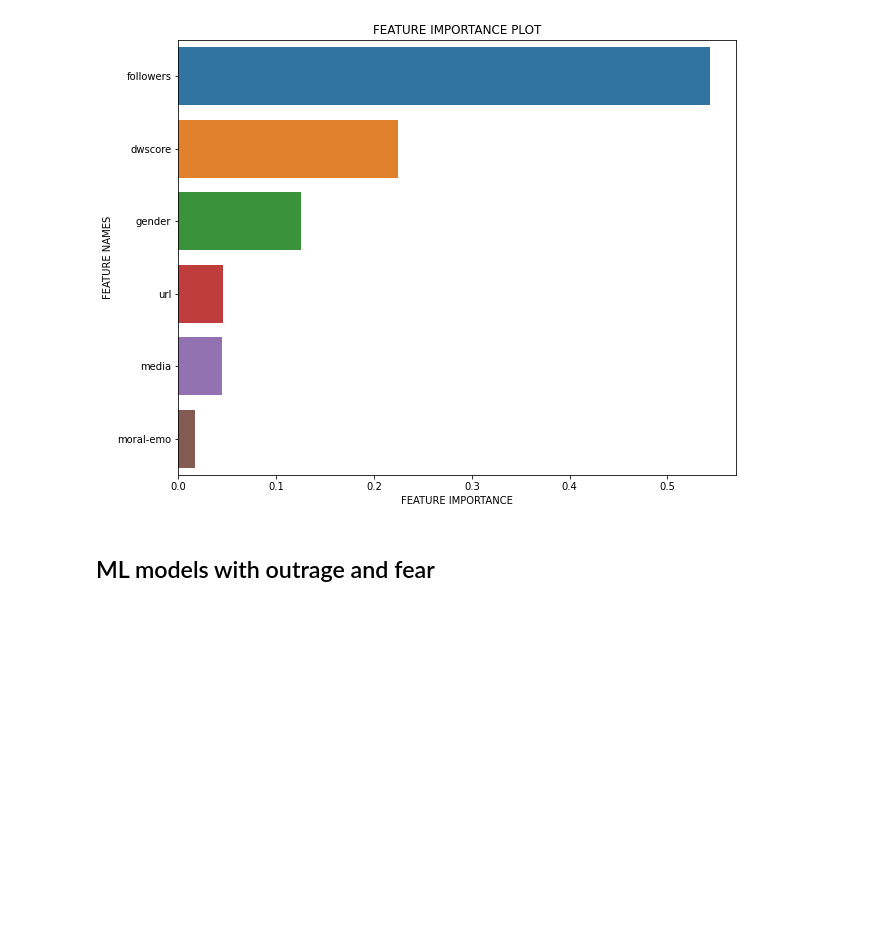
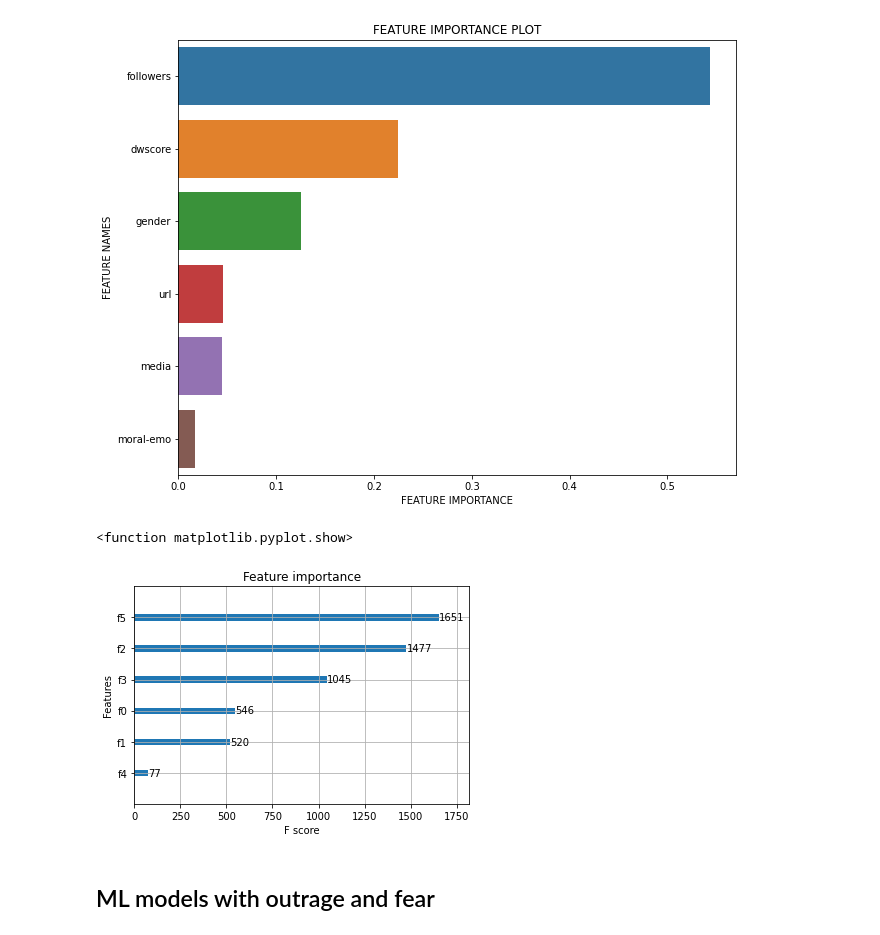
Before and after one commit to jino-kwon/Retweetability_Prediction, a Jupyter notebook: Jino_Kwon_Thesis_Code.ipynb, the cells around one changed output. Saved outputs shown, nothing was run; the diff lists cells and outputs as text; code cells hidden in the pictures; blank space fills up the shorter version.

```diff
--- a/Jino_Kwon_Thesis_Code.ipynb
+++ b/Jino_Kwon_Thesis_Code.ipynb
@@ -665,6 +663,27 @@ plot_feature_importance(xgb2.feature_importances_, X.columns)
 1         media            0.044620
 5     moral-emo            0.017426
 [figure]
+# %%
+from matplotlib import pyplot
+from xgboost import plot_importance
+
+# train test split
+X = df[['url', 'media', 'followers', 'dwscore', 'gender', 'moral-emo']]
+y = df['retweetable']
+
+X_train, X_test, y_train, y_test = train_test_split(X, y, random_state=42)
+scaler = StandardScaler().fit(X_train)
+X_train_scaled = scaler.transform(X_train)
+X_test_scaled = scaler.transform(X_test)
+
+xgb2 = xgb.XGBClassifier(max_depth=7)
+xgb2.fit(X_train_scaled, y_train)
+
+plot_importance(xgb2)
+pyplot.show
+# %% [output]
+<function matplotlib.pyplot.show>
+[figure, added]
 # %% [markdown]
 ## ML models with outrage and fear
 # %%
```
Also changed, not shown: parts of 14 cells of this notebook.
